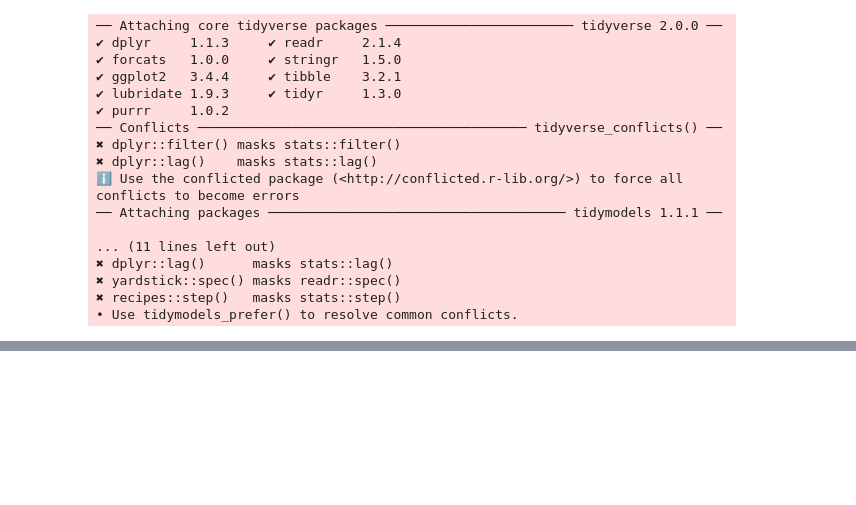
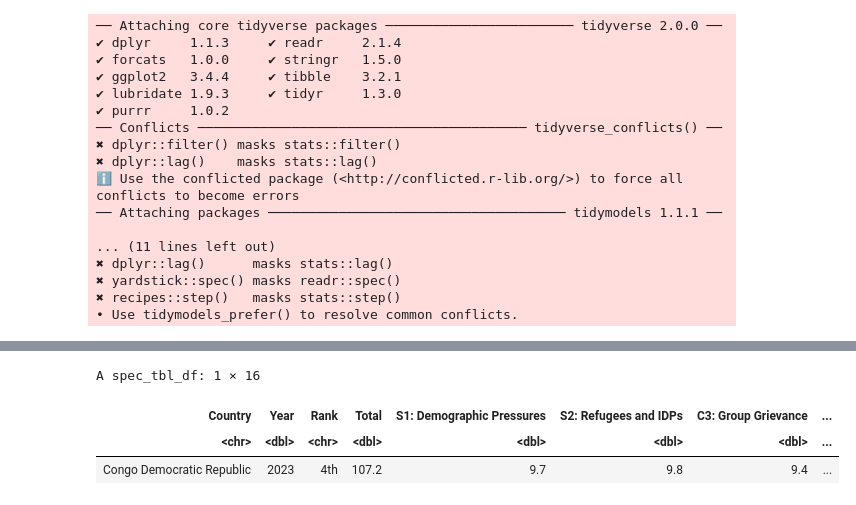
Before and after one commit to Emily-roberts0408/Group-27-DSCI-100-Project, a Jupyter notebook: Group_Proposal.ipynb, the cells around one changed output, grey strips where cells are left out. Drawn from its saved outputs; the diff is of its cells as text; code cells hidden in the pictures; blank space fills up the shorter version.

```diff
--- a/Group_Proposal.ipynb
+++ b/Group_Proposal.ipynb
@@ -51,4 +51,12 @@ A spec_tbl_df: 179 × 16
 | Finland | 2023 | 177th | 16.0 | 1.7 | 1.9 | 0.3 | ... |
 | Iceland | 2023 | 178th | 15.7 | 1.5 | 1.5 | 0.5 | ... |
 | Norway | 2023 | 179th | 14.5 | 1.4 | 1.7 | 3.1 | ... |
+# %%
+data_filtered <- filter(data, Total == 107.2)
+data_filtered
+# %% [output]
+A spec_tbl_df: 1 × 16
+| Country | Year | Rank | Total | S1: Demographic Pressures | S2: Refugees and IDPs | C3: Group Grievance | ... |
+| <chr> | <dbl> | <chr> | <dbl> | <dbl> | <dbl> | <dbl> | ... |
+| Congo Democratic Republic | 2023 | 4th | 107.2 | 9.7 | 9.8 | 9.4 | ... |
 # %%
```
Also changed, not shown: parts of 1 cell of this notebook.
